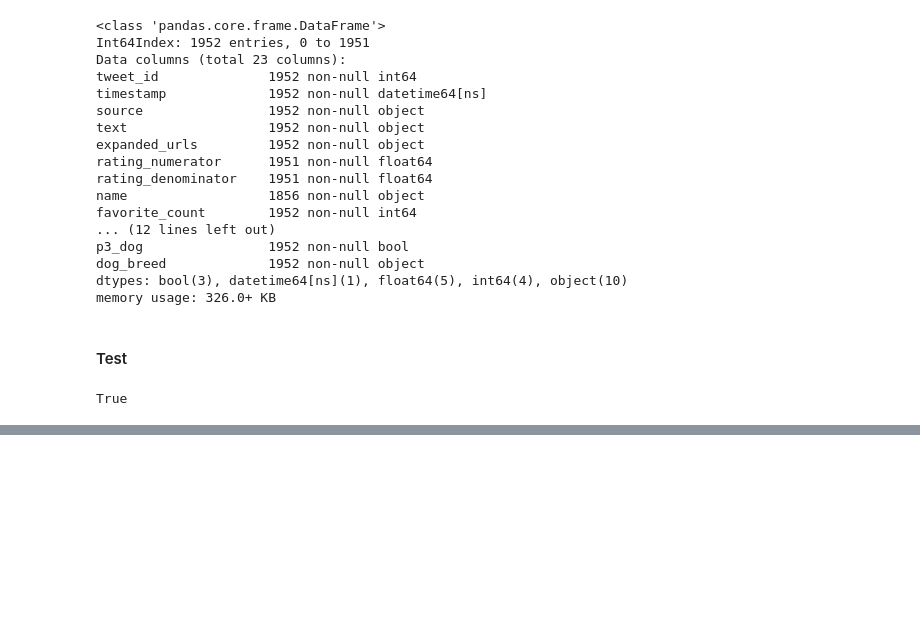
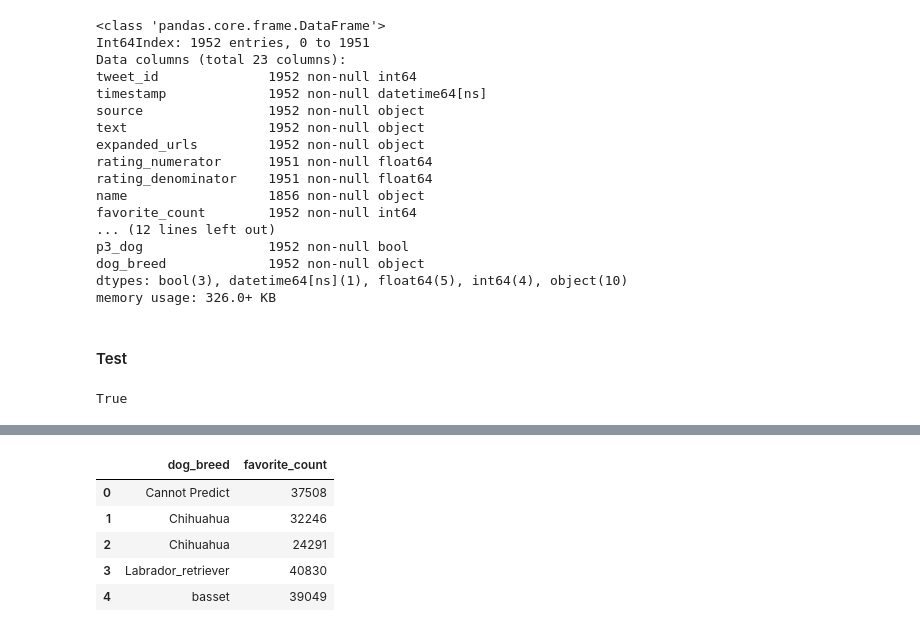
Before and after one commit to zeyusu/UdacityDataWranglingProject, a Jupyter notebook: wrangle_act.ipynb, the cells around one changed output, grey strips where cells are left out. Drawn from its saved outputs; the diff is of its cells as text; code cells hidden in the pictures; blank space fills up the shorter version.

```diff
--- a/wrangle_act.ipynb
+++ b/wrangle_act.ipynb
@@ -860,0 +890,12 @@ final_dog_df.head(3)
+# %%
+# Gather two columns from the database: dog_breed and favorite_count
+df_gather1 = pd.read_sql('SELECT dog.dog_breed, tw.favorite_count FROM twitter_archive_master_sql as tw JOIN final_dog_sql as dog ON tw.tweet_id = dog.tweet_id', engine)
+# %%
+df_gather1.head()
+# %% [output]
+|  | dog_breed | favorite_count |
+| 0 | Cannot Predict | 37508 |
+| 1 | Chihuahua | 32246 |
+| 2 | Chihuahua | 24291 |
+| 3 | Labrador_retriever | 40830 |
+| 4 | basset | 39049 |
```
Also changed, not shown: parts of 28 cells of this notebook, 7 other files.
